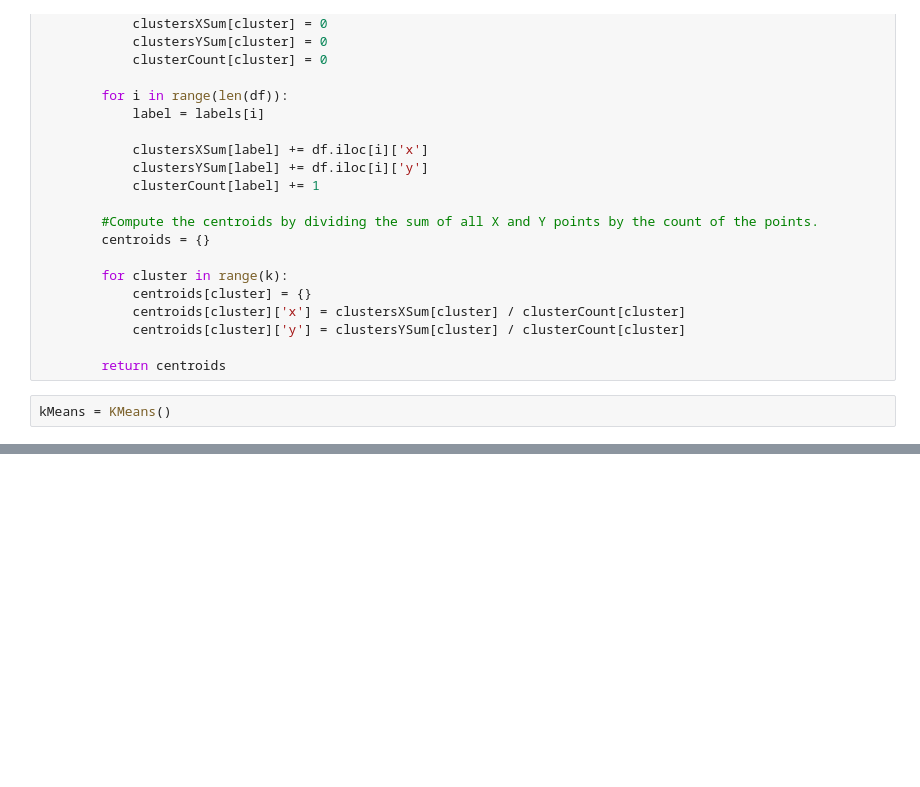
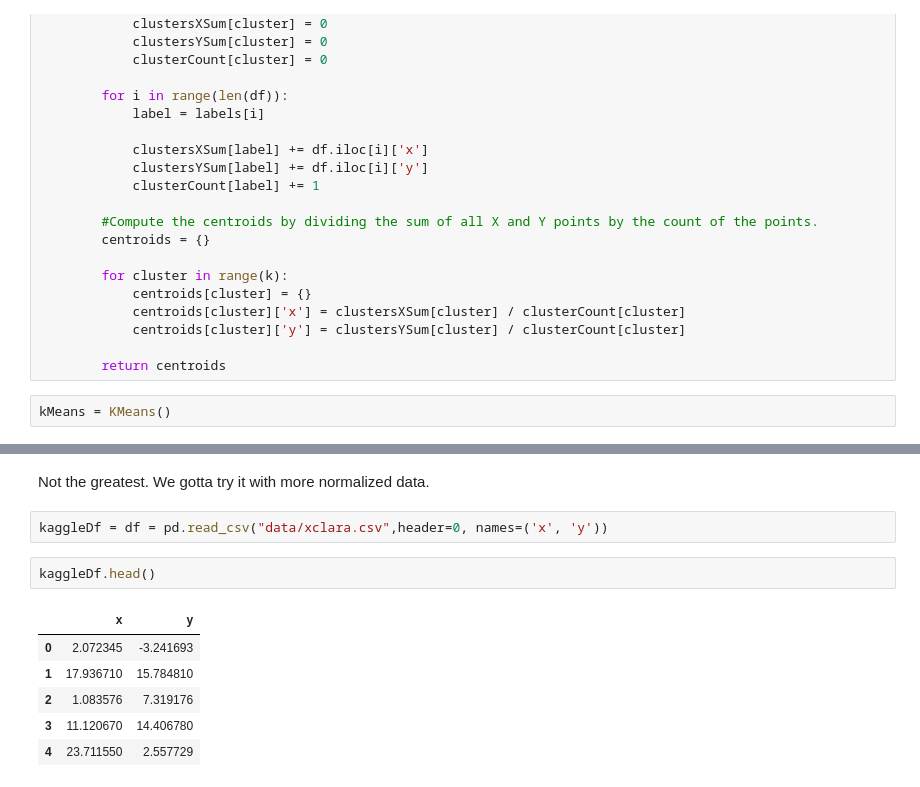
Before and after one commit to KristiyanVachev/AI-FMI, a Jupyter notebook: 09. KMeans/K-Means.ipynb, the cells around one changed output, grey strips where cells are left out. Drawn from its saved outputs; the diff is of its cells as text; blank space fills up the shorter version.

```diff
--- a/09. KMeans/K-Means.ipynb
+++ b/09. KMeans/K-Means.ipynb
@@ -339,0 +341,13 @@ kMeans.Run(df, 8, 5, True)
+# %% [markdown]
+Not the greatest. We gotta try it with more normalized data.
+# %%
+kaggleDf = df = pd.read_csv("data/xclara.csv",header=0, names=('x', 'y'))
+# %%
+kaggleDf.head()
+# %% [output]
+|  | x | y |
+| 0 | 2.072345 | -3.241693 |
+| 1 | 17.936710 | 15.784810 |
+| 2 | 1.083576 | 7.319176 |
+| 3 | 11.120670 | 14.406780 |
+| 4 | 23.711550 | 2.557729 |
```
Also changed, not shown: parts of 3 cells of this notebook, 1 other file.
